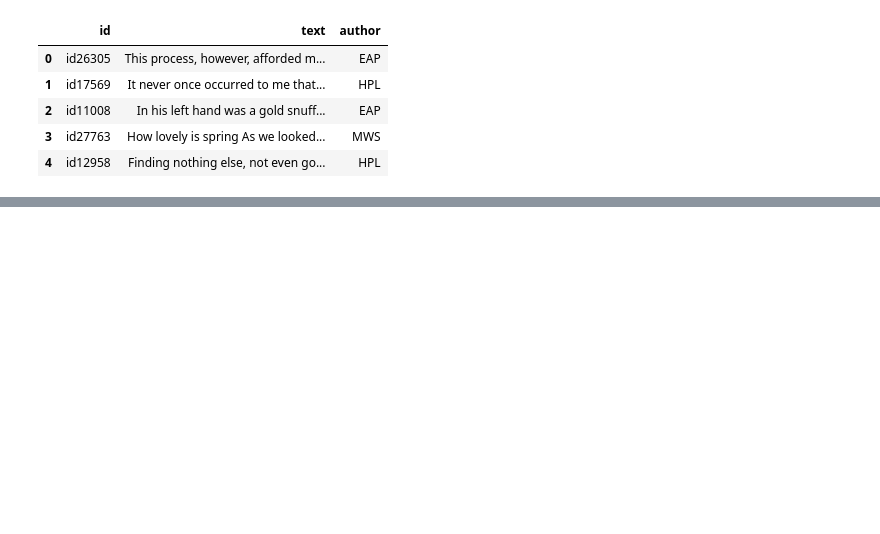
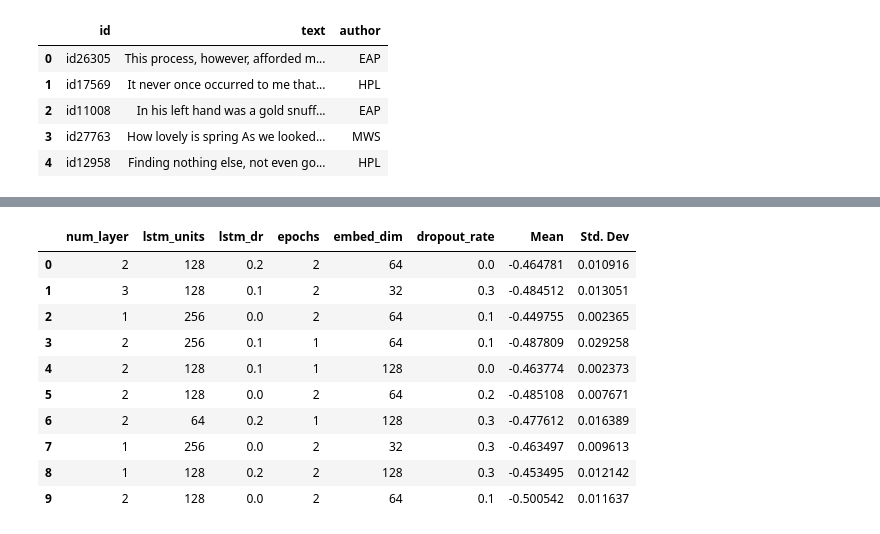
Before and after one commit to JoshSilverb/mdst_nlp_2021, a Jupyter notebook: classification/examples/LSTM_search.ipynb, the cells around one changed output, grey strips where cells are left out. Saved outputs shown, nothing was run; the diff lists cells and outputs as text; code cells hidden in the pictures; blank space fills up the shorter version.

```diff
--- a/classification/examples/LSTM_search.ipynb
+++ b/classification/examples/LSTM_search.ipynb
@@ -20,5 +32,5 @@ print(os.listdir(path_to_datafolder))
 # %%
-df = pd.read_csv(path_to_datafolder+'/train.csv')
+df = pd.read_csv('drive/My Drive/NLP_Textcat/spooky_data/train/train.csv')
 df.head()
 # %% [output]
 |  | id | text | author |
@@ -142,5 +204,18 @@ Epoch 2/2
 # %%
 d=pd.DataFrame(params)
 d['Mean']=means
 d['Std. Dev']=stds
+d
+# %% [output]
+|  | num_layer | lstm_units | lstm_dr | epochs | embed_dim | dropout_rate | Mean | Std. Dev |
+| 0 | 2 | 128 | 0.2 | 2 | 64 | 0.0 | -0.464781 | 0.010916 |
+| 1 | 3 | 128 | 0.1 | 2 | 32 | 0.3 | -0.484512 | 0.013051 |
+| 2 | 1 | 256 | 0.0 | 2 | 64 | 0.1 | -0.449755 | 0.002365 |
+| 3 | 2 | 256 | 0.1 | 1 | 64 | 0.1 | -0.487809 | 0.029258 |
+| 4 | 2 | 128 | 0.1 | 1 | 128 | 0.0 | -0.463774 | 0.002373 |
+| 5 | 2 | 128 | 0.0 | 2 | 64 | 0.2 | -0.485108 | 0.007671 |
+| 6 | 2 | 64 | 0.2 | 1 | 128 | 0.3 | -0.477612 | 0.016389 |
+| 7 | 1 | 256 | 0.0 | 2 | 32 | 0.3 | -0.463497 | 0.009613 |
+| 8 | 1 | 128 | 0.2 | 2 | 128 | 0.3 | -0.453495 | 0.012142 |
+| 9 | 2 | 128 | 0.0 | 2 | 64 | 0.1 | -0.500542 | 0.011637 |
 # %%
```
Also changed, not shown: parts of 12 cells of this notebook.
